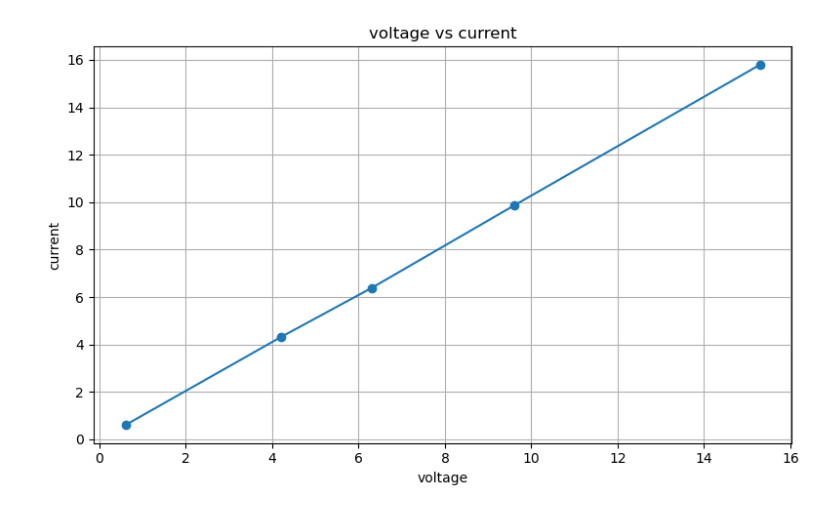
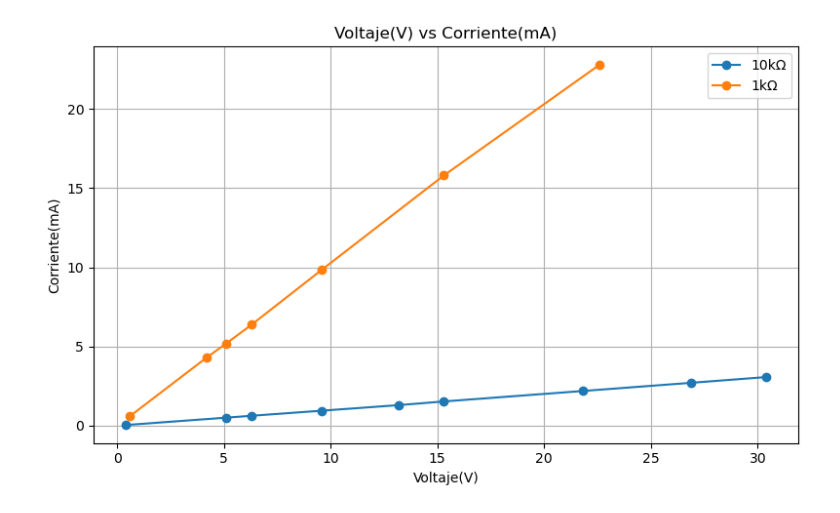
Before and after one commit to mlombardia/labos-f2-1Q2025, a Jupyter notebook: labo1/graficos.ipynb, the cells around one changed output. Saved outputs shown, nothing was run; the diff lists cells and outputs as text; code cells hidden in the pictures.

```diff
--- a/labo1/graficos.ipynb
+++ b/labo1/graficos.ipynb
@@ -21,17 +46,21 @@ plt.show()
 # %%
-archivo_csv = 'datos2.csv'
+archivo_csv = 'datos.csv'
 df = pd.read_csv(archivo_csv)
+archivo_csv_2 = 'datos2.csv'
+df_2 = pd.read_csv(archivo_csv_2)
 
-columna_x = 'voltage'
-columna_y = 'current'
+columna_x = 'Voltaje'
+columna_y = 'Corriente'
 
 plt.figure(figsize=(8, 5))
-plt.plot(df[columna_x], df[columna_y], marker='o')
-plt.xlabel(columna_x)
-plt.ylabel(columna_y)
-plt.title(f'{columna_x} vs {columna_y}')
+plt.plot(df['voltage'], df['current'], marker='o', label='10kΩ')
+plt.plot(df_2['voltage'], df_2['current'], marker='o', label='1kΩ')
+plt.xlabel(columna_x + '(V)')
+plt.ylabel(columna_y + '(mA)')
+plt.title(f'{columna_x}(V) vs {columna_y}(mA)')
 plt.grid(True)
 plt.tight_layout()
+plt.legend()
 plt.show()
 # %% [output]
-[figure, old version]
+[figure, new version]
```
Also changed, not shown: parts of 2 cells of this notebook, 4 other files.
